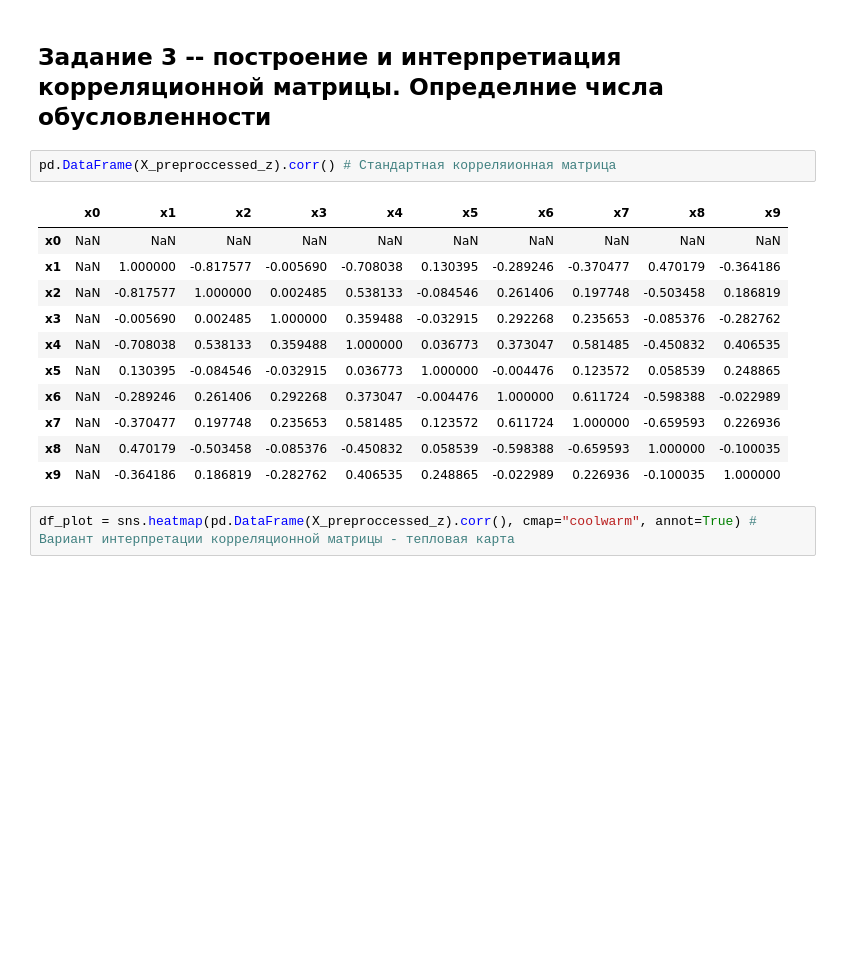
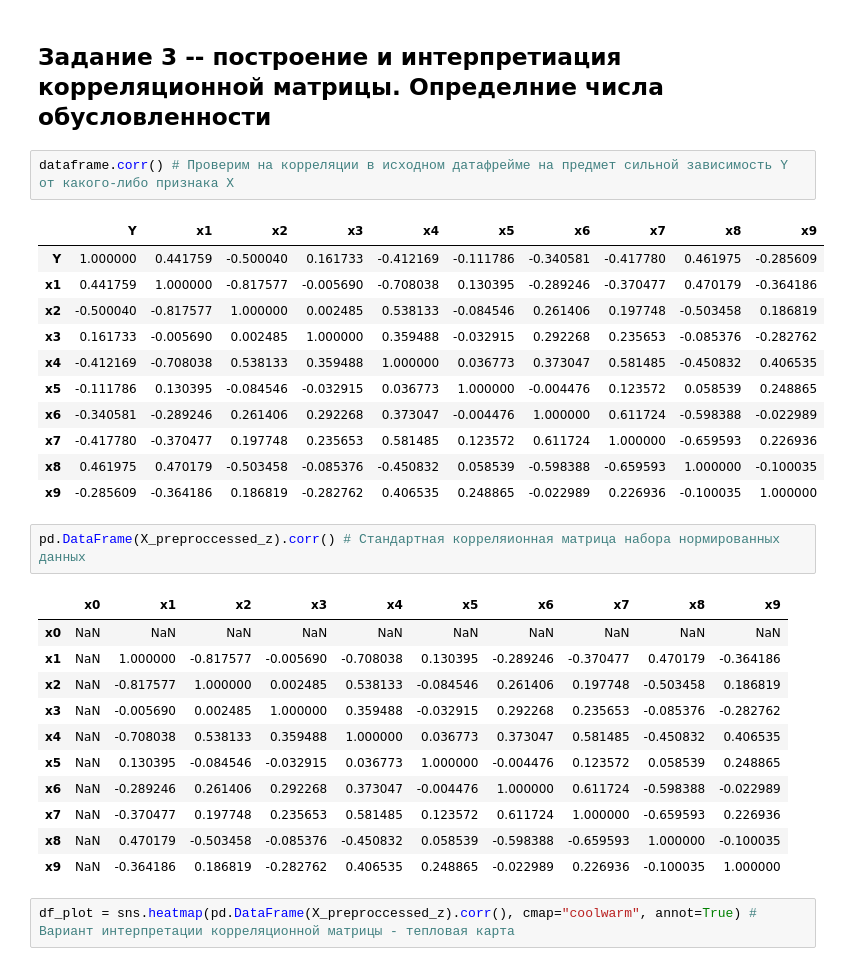
Before and after one commit to FrBarbarossa/DA, a Jupyter notebook: PAD_LR_1/PAD_LR_1_Makushin.ipynb, the cells around one changed output. Saved outputs shown, nothing was run; the diff lists cells and outputs as text; blank space fills up the shorter version.

```diff
--- a/PAD_LR_1/PAD_LR_1_Makushin.ipynb
+++ b/PAD_LR_1/PAD_LR_1_Makushin.ipynb
@@ -216,8 +218,22 @@ array([59.25969812, 58.60269697, 57.1025995 , 57.98570517, 57.32840736,
        60.31976429, 58.64993196, 58.50584892])
 # %% [markdown]
 ## Задание 3 -- построение и интерпретиация корреляционной матрицы. Определние числа обусловленности
+# %%
+dataframe.corr() # Проверим на корреляции в исходном датафрейме на предмет сильной зависимость Y от какого-либо признака X
+# %% [output]
+|  | Y | х1 | х2 | х3 | х4 | х5 | х6 | x7 | x8 | x9 |
+| Y | 1.000000 | 0.441759 | -0.500040 | 0.161733 | -0.412169 | -0.111786 | -0.340581 | -0.417780 | 0.461975 | -0.285609 |
+| х1 | 0.441759 | 1.000000 | -0.817577 | -0.005690 | -0.708038 | 0.130395 | -0.289246 | -0.370477 | 0.470179 | -0.364186 |
+| х2 | -0.500040 | -0.817577 | 1.000000 | 0.002485 | 0.538133 | -0.084546 | 0.261406 | 0.197748 | -0.503458 | 0.186819 |
+| х3 | 0.161733 | -0.005690 | 0.002485 | 1.000000 | 0.359488 | -0.032915 | 0.292268 | 0.235653 | -0.085376 | -0.282762 |
+| х4 | -0.412169 | -0.708038 | 0.538133 | 0.359488 | 1.000000 | 0.036773 | 0.373047 | 0.581485 | -0.450832 | 0.406535 |
+| х5 | -0.111786 | 0.130395 | -0.084546 | -0.032915 | 0.036773 | 1.000000 | -0.004476 | 0.123572 | 0.058539 | 0.248865 |
+| х6 | -0.340581 | -0.289246 | 0.261406 | 0.292268 | 0.373047 | -0.004476 | 1.000000 | 0.611724 | -0.598388 | -0.022989 |
+| x7 | -0.417780 | -0.370477 | 0.197748 | 0.235653 | 0.581485 | 0.123572 | 0.611724 | 1.000000 | -0.659593 | 0.226936 |
+| x8 | 0.461975 | 0.470179 | -0.503458 | -0.085376 | -0.450832 | 0.058539 | -0.598388 | -0.659593 | 1.000000 | -0.100035 |
+| x9 | -0.285609 | -0.364186 | 0.186819 | -0.282762 | 0.406535 | 0.248865 | -0.022989 | 0.226936 | -0.100035 | 1.000000 |
 # %%
-pd.DataFrame(X_preproccessed_z).corr() # Стандартная корреляионная матрица
+pd.DataFrame(X_preproccessed_z).corr() # Стандартная корреляионная матрица набора нормированных данных
 # %% [output]
 |  | x0 | х1 | х2 | х3 | х4 | х5 | х6 | x7 | x8 | x9 |
 | x0 | NaN | NaN | NaN | NaN | NaN | NaN | NaN | NaN | NaN | NaN |
```
Also changed, not shown: parts of 5 cells of this notebook.
